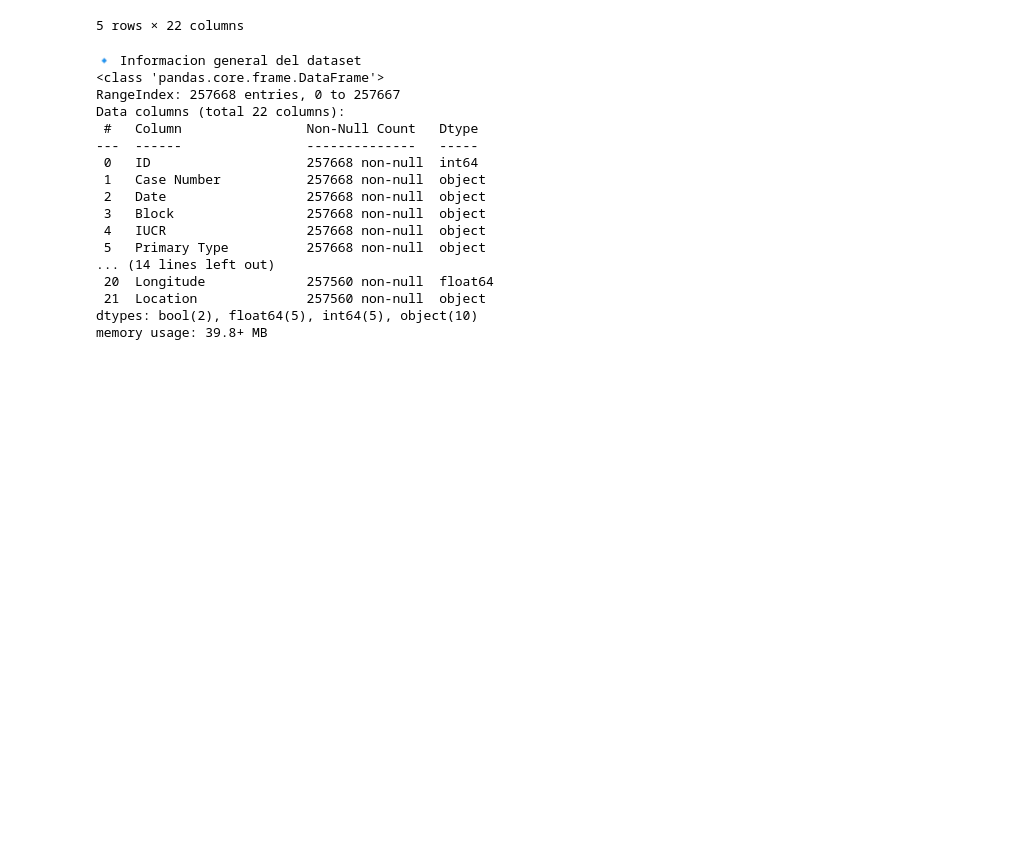
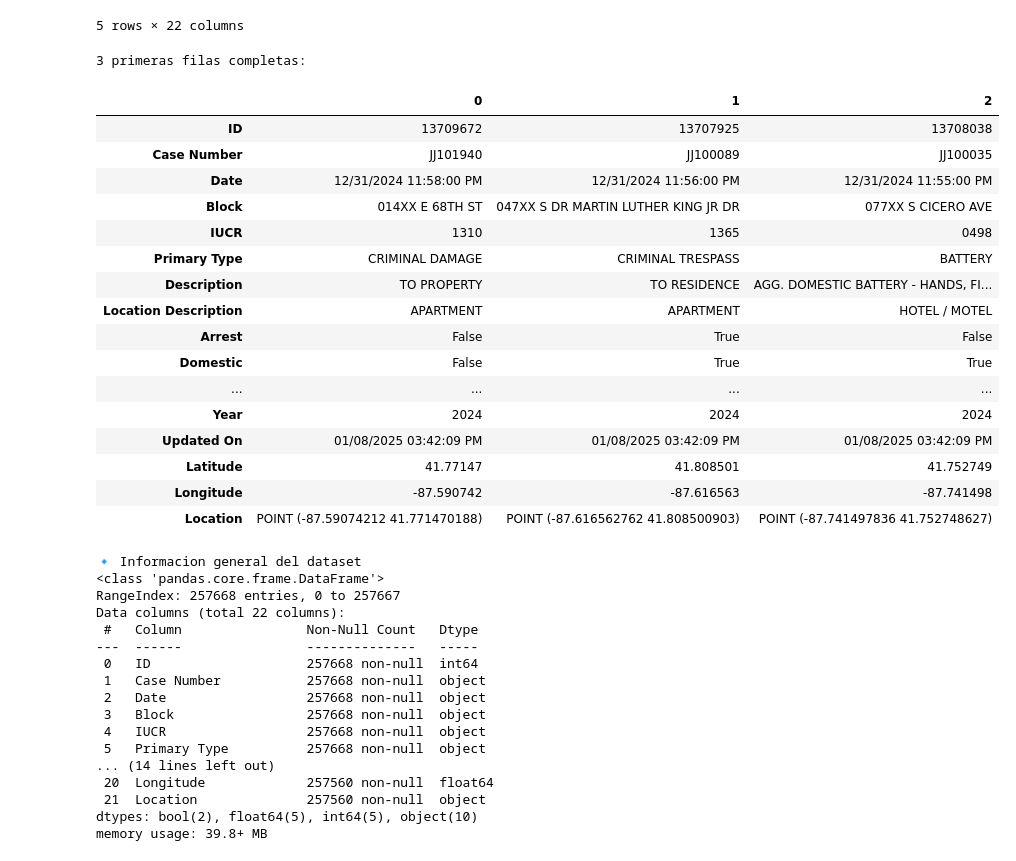
Before and after one commit to mbarquienero/Analisis_de_datos, a Jupyter notebook: chicago_crimenes.ipynb, the cells around one changed output. Cells and saved outputs as stored; diff of their text form; code cells hidden in the pictures; blank space fills up the shorter version.

```diff
--- a/chicago_crimenes.ipynb
+++ b/chicago_crimenes.ipynb
@@ -40,6 +68,28 @@ df.head()
 | 3 | 13709164 | JJ101392 | 12/31/2024 11:53:00 PM | 066XX S GREENWOOD AVE | 1320 | CRIMINAL DAMAGE | TO VEHICLE | STREET | ... |
 | 4 | 13707823 | JJ100020 | 12/31/2024 11:50:00 PM | 012XX N MENARD AVE | 0460 | BATTERY | SIMPLE | SIDEWALK | ... |
 5 rows × 22 columns
+# %%
+print("3 primeras filas completas:")
+df.head(3).T
+# %% [output]
+3 primeras filas completas:
+|  | 0 | 1 | 2 |
+| ID | 13709672 | 13707925 | 13708038 |
+| Case Number | JJ101940 | JJ100089 | JJ100035 |
+| Date | 12/31/2024 11:58:00 PM | 12/31/2024 11:56:00 PM | 12/31/2024 11:55:00 PM |
+| Block | 014XX E 68TH ST | 047XX S DR MARTIN LUTHER KING JR DR | 077XX S CICERO AVE |
+| IUCR | 1310 | 1365 | 0498 |
+| Primary Type | CRIMINAL DAMAGE | CRIMINAL TRESPASS | BATTERY |
+| Description | TO PROPERTY | TO RESIDENCE | AGG. DOMESTIC BATTERY - HANDS, FI... |
+| Location Description | APARTMENT | APARTMENT | HOTEL / MOTEL |
+| Arrest | False | True | False |
+| Domestic | False | True | True |
+| ... | ... | ... | ... |
+| Year | 2024 | 2024 | 2024 |
+| Updated On | 01/08/2025 03:42:09 PM | 01/08/2025 03:42:09 PM | 01/08/2025 03:42:09 PM |
+| Latitude | 41.77147 | 41.808501 | 41.752749 |
+| Longitude | -87.590742 | -87.616563 | -87.741498 |
+| Location | POINT (-87.59074212 41.771470188) | POINT (-87.616562762 41.808500903) | POINT (-87.741497836 41.752748627) |
 # %%
 print("\n🔹 Informacion general del dataset")
 df.info()
```
Also changed, not shown: parts of 32 cells of this notebook, 4 other files.
